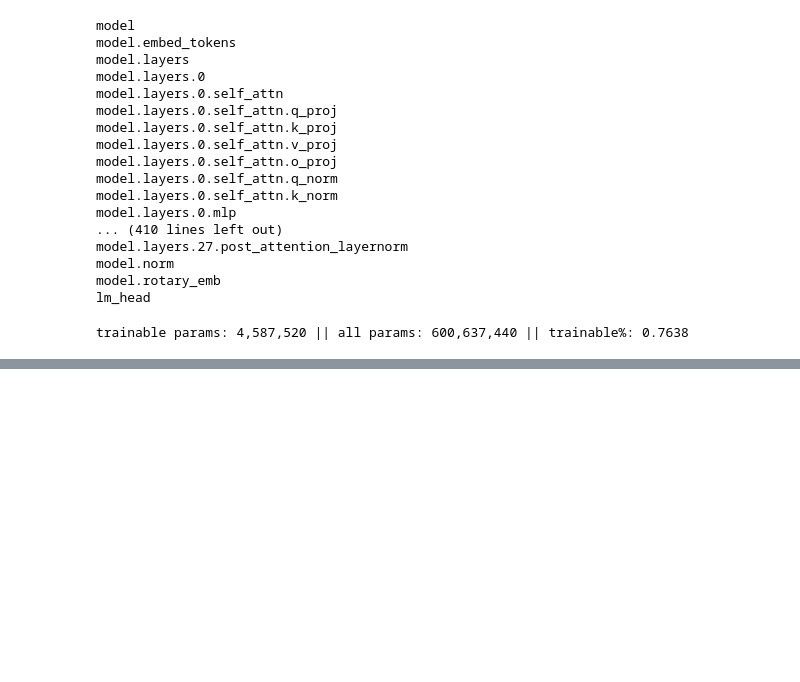
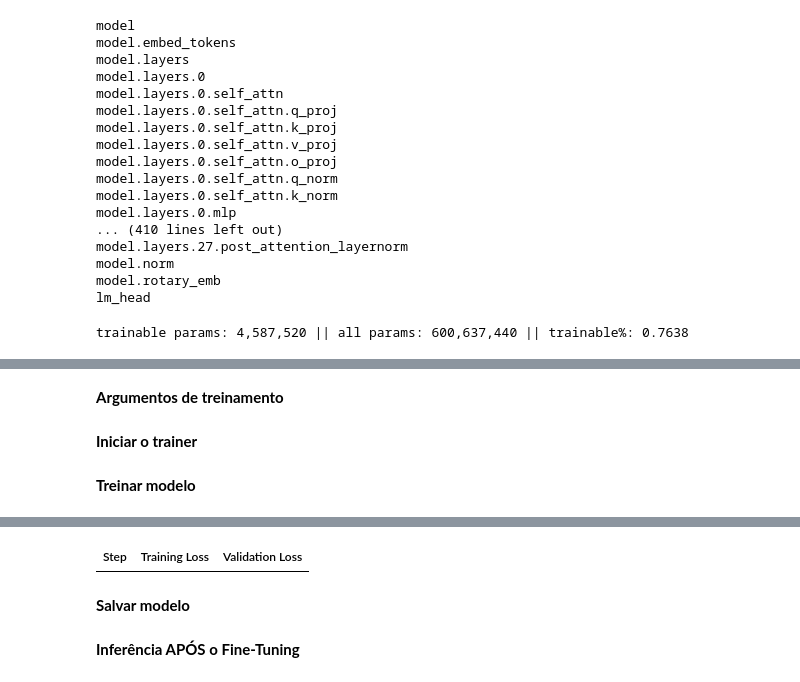
Before and after one commit to rayssacoelho/medicinalplants_LLM, a Jupyter notebook: notebooks/02_lora_causal_1.ipynb, the cells around one changed output, grey strips where cells are left out. Saved outputs shown, nothing was run; the diff lists cells and outputs as text; code cells hidden in the pictures; blank space fills up the shorter version.

Commit message:
Treinamento do modelo causal 1

```diff
--- a/notebooks/02_lora_causal_1.ipynb
+++ b/notebooks/02_lora_causal_1.ipynb
@@ -212,0 +215,39 @@ trainable params: 4,587,520 || all params: 600,637,440 || trainable%: 0.7638
+# %%
+# Configura o data collator para linguagem causal
+data_collator = DataCollatorForLanguageModeling(
+    tokenizer=tokenizer,
+    mlm=False
+)
+# %% [markdown]
+**Argumentos de treinamento**
+# %%
+training_args = TrainingArguments(
+    output_dir="./results",          # diretório de saída
+    eval_strategy="steps",
+    eval_steps=100,
+    learning_rate=1e-3,
+    per_device_train_batch_size=4,
+    per_device_eval_batch_size=4,
+    num_train_epochs=100,
+    weight_decay=0.01,
+    logging_steps=10,
+    save_strategy="steps",
+    save_steps=100,
+    load_best_model_at_end=True,
+    report_to="none",               # desabilita logging para wandb/mlflow
+)
+# %% [markdown]
+**Iniciar o trainer**
+# %%
+trainer = Trainer(
+    model=model,
+    args=training_args,
+    train_dataset=tokenized_datasets["train"],
+    eval_dataset=tokenized_datasets["test"],
+    data_collator=data_collator,
+)
+# %% [markdown]
+**Treinar modelo**
+# %%
+trainer.train()
+# %% [output]
@@ -212,0 +255,3 @@ trainable params: 4,587,520 || all params: 600,637,440 || trainable%: 0.7638
+| Step | Training Loss | Validation Loss |
+# %% [markdown]
+**Salvar modelo**
@@ -212,0 +261,2 @@ trainable params: 4,587,520 || all params: 600,637,440 || trainable%: 0.7638
+# %% [markdown]
+**Inferência APÓS o Fine-Tuning**
```
Also changed, not shown: parts of 5 cells of this notebook.
